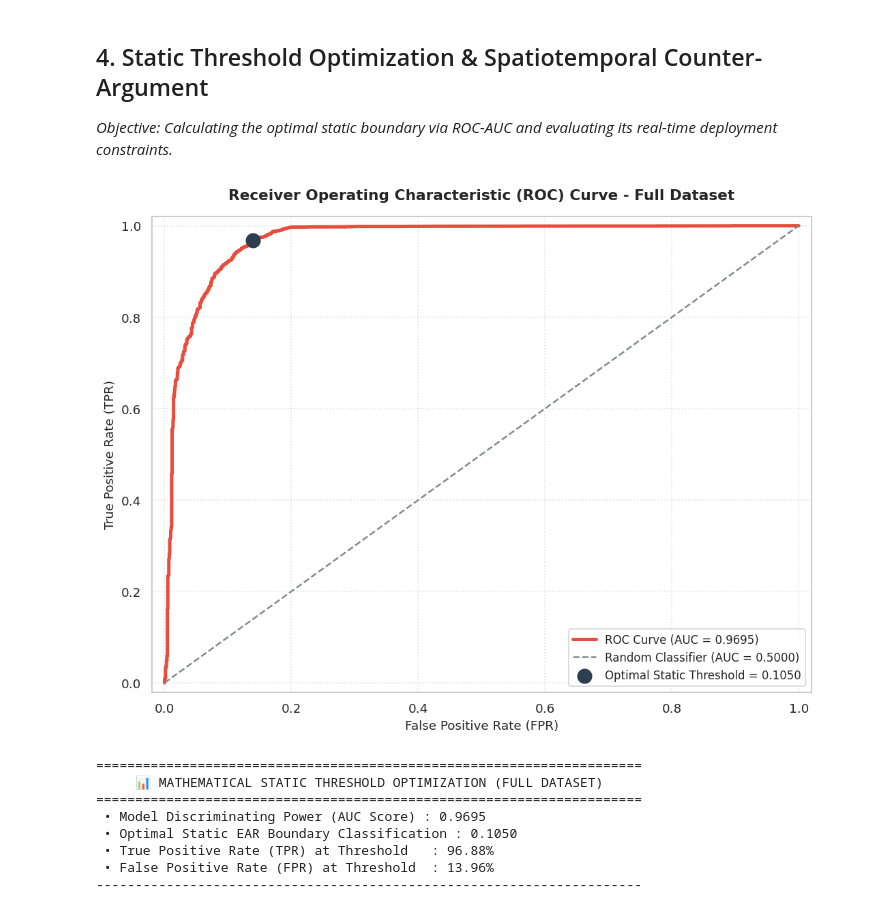
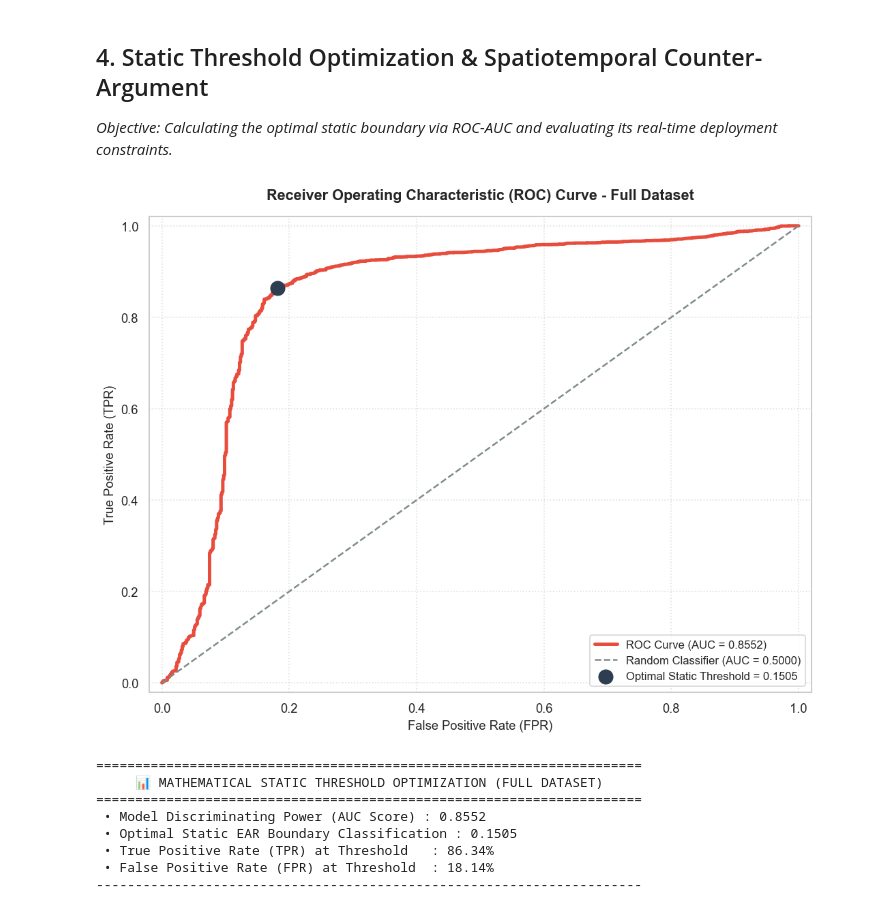
Before and after one commit to ndhoang2310/DAP_GR3_SUM26, a Jupyter notebook: notebooks/TimeSeries_EDA_Hiền.ipynb, the cells around one changed output. Cells and saved outputs as stored; diff of their text form; code cells hidden in the pictures.

```diff
--- a/notebooks/TimeSeries_EDA_Hiền.ipynb
+++ b/notebooks/TimeSeries_EDA_Hiền.ipynb
@@ -16,8 +16,8 @@ warnings.filterwarnings('ignore')
 # =========================================================================
 # 🛠️ SYSTEM CONFIGURATION
 # =========================================================================
-META_PATH = '/kaggle/input/datasets/ndhoang2310/eyes-blink-datasetdap-project/dataset_master/metadata.csv'
-LABEL_PATH = '/kaggle/input/datasets/ndhoang2310/eyes-blink-datasetdap-project/dataset_master/labels.csv'
+META_PATH = '../dataset_master/metadata.csv'
+LABEL_PATH = '../dataset_master/labels.csv'
 OUTPUT_DIR = 'charts'
 
 %matplotlib inline
@@ -287,7 +287,8 @@ import os
 from sklearn.metrics import roc_curve, auc
 
 # Tính toán các thông số ROC dựa trên toàn bộ Dataset gốc (Giữ nguyên M05)
-fpr, tpr, thresholds = roc_curve(df_merged['label'], df_merged['ear_left'])
+valid_roc_df = df_merged.dropna(subset=['ear_left', 'label'])
+fpr, tpr, thresholds = roc_curve(valid_roc_df['label'], valid_roc_df['ear_left'])
 roc_auc = auc(fpr, tpr)
 
 # Tìm ngưỡng tĩnh tối ưu bằng Youden's J Index (J = TPR - FPR)
@@ -308,41 +309,41 @@ plt.plot([0, 1], [0, 1], color='#7f8c8d', lw=1.5, linestyle='--', label='Random
 # Chấm điểm Ngưỡng tĩnh tối ưu (Optimal Threshold Point)
 plt.scatter(fpr[idx_optimal], tpr[idx_optimal], color='#2c3e50', marker='o', s=150, zorder=5,
             label=f'Optimal Static Threshold = {optimal_threshold:.4f}')
 
 # Cấu hình các chi tiết học thuật trên đồ thị
 plt.title('Receiver Operating Characteristic (ROC) Curve - Full Dataset', fontsize=13, fontweight='bold', pad=15)
 plt.xlabel('False Positive Rate (FPR)', fontsize=11)
 plt.ylabel('True Positive Rate (TPR)', fontsize=11)
 plt.xlim([-0.02, 1.02])
 plt.ylim([-0.02, 1.02])
 plt.grid(True, linestyle=':', alpha=0.6)
 plt.legend(loc="lower right", frameon=True, fontsize=10)
 plt.tight_layout()
 
 # Lưu bản ảnh đơn sạch vào thư mục cấu hình
 plt.savefig(os.path.join(OUTPUT_DIR, 'step4_single_roc_curve.png'), bbox_inches='tight')
 plt.show()
 
 # =========================================================================
 # 📊 PRINT CLEAN SUMMARY REPORT (IN SỐ LIỆU CHÚ THÍCH RA NGOÀI TỬ TẾ)
 # =========================================================================
 print("\n" + "="*70)
 print("     📊 MATHEMATICAL STATIC THRESHOLD OPTIMIZATION (FULL DATASET)     ")
 print("="*70)
 print(f" • Model Discriminating Power (AUC Score) : {roc_auc:.4f}")
 print(f" • Optimal Static EAR Boundary Classification : {optimal_threshold:.4f}")
 print(f" • True Positive Rate (TPR) at Threshold   : {tpr[idx_optimal]*100:.2f}%")
 print(f" • False Positive Rate (FPR) at Threshold  : {fpr[idx_optimal]*100:.2f}%")
 print("-"*70)
 # %% [output]
-[figure, old version]
+[figure, new version]
 ======================================================================
      📊 MATHEMATICAL STATIC THRESHOLD OPTIMIZATION (FULL DATASET)
 ======================================================================
- • Model Discriminating Power (AUC Score) : 0.9695
- • Optimal Static EAR Boundary Classification : 0.1050
- • True Positive Rate (TPR) at Threshold   : 96.88%
- • False Positive Rate (FPR) at Threshold  : 13.96%
+ • Model Discriminating Power (AUC Score) : 0.8552
+ • Optimal Static EAR Boundary Classification : 0.1505
+ • True Positive Rate (TPR) at Threshold   : 86.34%
+ • False Positive Rate (FPR) at Threshold  : 18.14%
 ----------------------------------------------------------------------
 # %%
 
```
Also changed, not shown: parts of 4 cells of this notebook, 3 other files.
